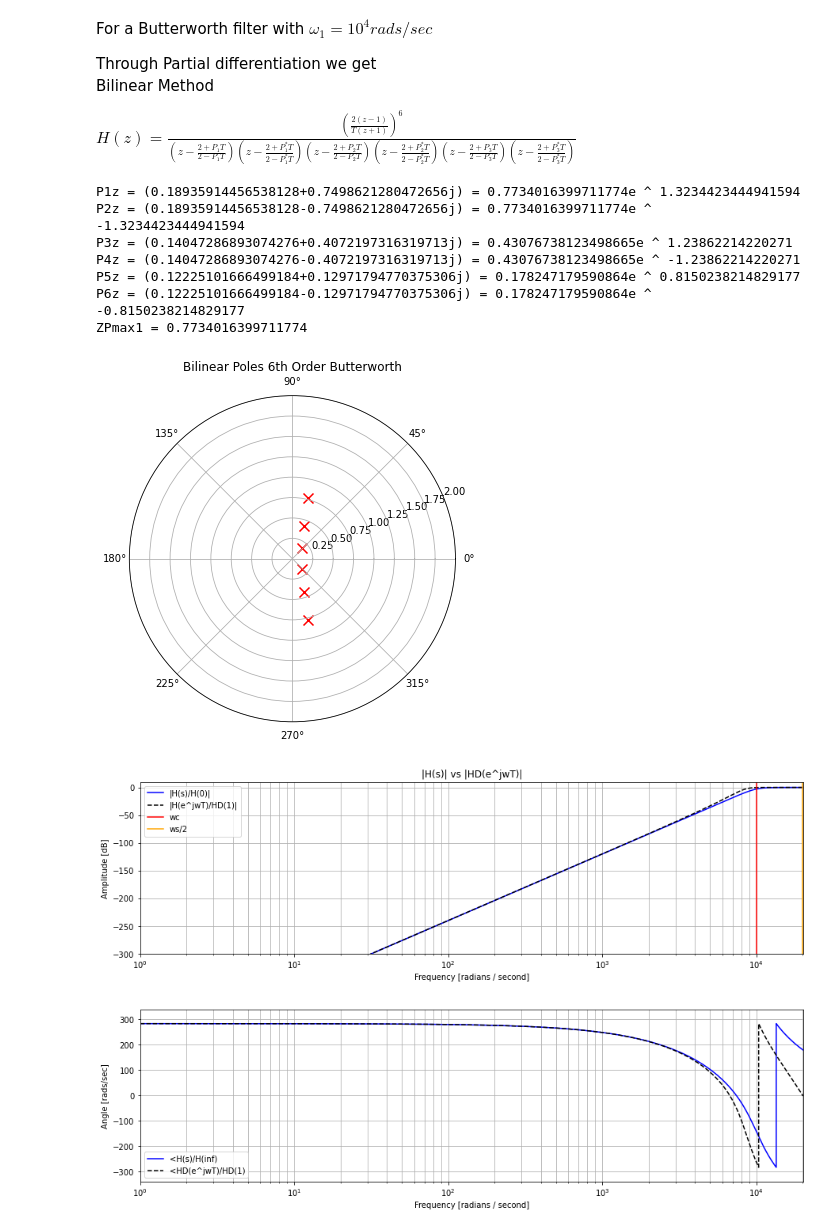
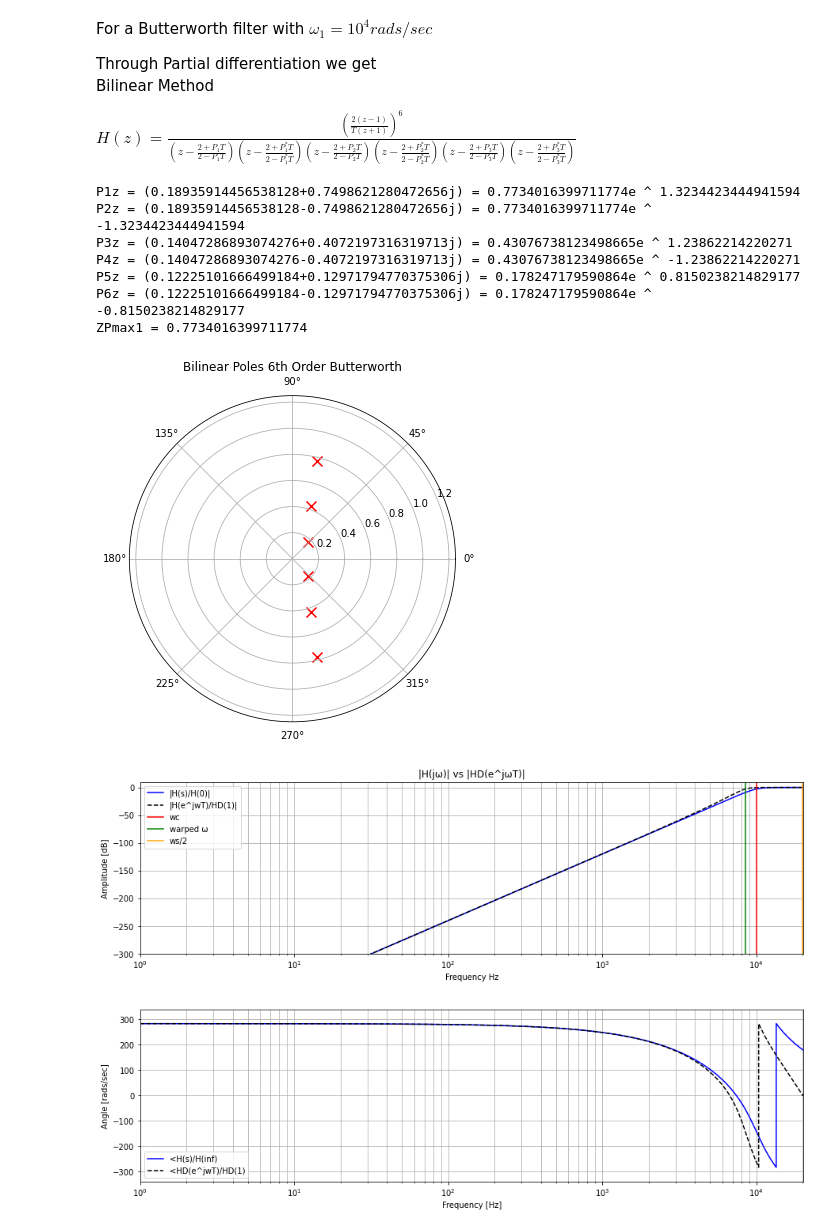
Before and after one commit to nico7/DSP-Projects, a Jupyter notebook: IIR Design - Project 2.ipynb, the cells around one changed output. Saved outputs shown, nothing was run; the diff lists cells and outputs as text; code cells hidden in the pictures.

```diff
--- a/IIR Design - Project 2.ipynb
+++ b/IIR Design - Project 2.ipynb
@@ -7,10 +7,10 @@ import matplotlib.pyplot as plt
 
 import numpy as np
 # %%
-f1 = 2_000
+f1 = 4_000
 w1 = 2 * np.pi * f1
-
-fs = 10_000
+print(f'w3db = {w1}')
+fs = 40_000
 ws = 2 * np.pi * fs
 
 Ts = 1/fs
@@ -30,7 +30,7 @@ plt.semilogx(w,  20 * np.log10(abs(h)))
 
 plt.title('Chebyshev Type I frequency response (rp=5)')
 
-plt.xlabel('Frequency [radians / second]')
+plt.xlabel('Frequency [rads/sec]')
 
 plt.ylabel('Amplitude [dB]')
 
@@ -325,6 +315,8 @@ Bilinear Method
 <div></div>
 $ H(z)=  \frac{ \left( \frac{2 (z - 1)}{T (z + 1)} \right)^6}{\left( z- \frac{2+P_1T}{2-P_1T} \right) \left(z- \frac{2+P_1^*T}{2-P_1^*T}\right) \left(z- \frac{2+P_2T}{2-P_2T} \right) \left(z- \frac{2+P_2^*T}{2-P_2^*T} \right) \left(z- \frac{2+P_3T}{2-P_3T} \right) \left(z- \frac{2+P_3^*T}{2-P_3^*T}\right)} $
 # %%
+poles = np.roots(a)
+
 z_bi_poles = (2 + (poles * Ts))/(2 - (poles * Ts))
 
 z = np.e ** (w * complex(0, 1) * Ts)
@@ -336,10 +328,8 @@ numerator = (bilin ** 6)
 Hz_b = (bilin - poles[0]) * (bilin - poles[1]) * (bilin - poles[2]) * (bilin - poles[3]) * (bilin - poles[4]) * (bilin - poles[5])
 Hz_b = numerator / Hz_b
 
-other_bilin = (2*(zs - 1))/(Ts * (zs + 1))
-other_num = (other_bilin) ** 6
 
-Hz_epit = other_num/(other_bilin - poles[0]) * (other_bilin - poles[1]) * (other_bilin - poles[2]) * (other_bilin - poles[3]) * (other_bilin - poles[4]) * (other_bilin - poles[5])
+
 
 
 for i in range(len(z_bi_poles)):
@@ -352,42 +342,44 @@ print(f'ZPmax1 = {max(np.abs(z_bi_poles))}')
 fig = plt.figure(figsize = (10, 6))
 ax = fig.add_subplot(projection='polar')
 ax.set_title("Bilinear Poles 6th Order Butterworth")
-ax.set_ylim([0,2])
+ax.set_ylim([0,1.25])
 c = ax.scatter(np.angle(z_bi_poles), np.abs(z_bi_poles), s=100, c='red', marker='x')
 plt.show()
 
 plt.figure().set_figwidth(15)
 plt.margins(0, 0.1)
 plt.semilogx(w[:nn],  20 * np.log10(np.abs(h[:nn]/h[nn])), '-', c='blue', label = '|H(s)/H(0)|')
 plt.semilogx(w[:nn], 20 * np.log10(np.abs(Hz_b[:nn])), '--', c='black', label = '|H(e^jwT)/HD(1)|')
 plt.ylim(-300,10)
-plt.title('|H(s)| vs |HD(e^jwT)|')
-plt.xlabel('Frequency [radians / second]')
+plt.title('|H(jω)| vs |HD(e^jωT)|')
+plt.xlabel('Frequency Hz')
 plt.ylabel('Amplitude [dB]')
 plt.grid(which='both', axis='both')
 plt.axvline(w1, color='red', label='wc') # cutoff frequency
+plt.axvline(8_477, color='green', label='warped ω')
 plt.axvline(ws/2, color='orange', label = 'ws/2') # cutoff frequency
 plt.legend()
 plt.show()
 
 
+
 plt.figure().set_figwidth(15)
 plt.margins(0, 0.1)
 plt.ylabel('Angle [rads/sec]')
-plt.xlabel('Frequency [radians / second]')
+plt.xlabel('Frequency [Hz]')
 plt.semilogx(w[:nn], 90 * np.angle(h[:nn]), '-', c='blue', label = '<H(s)/H(inf)')
 plt.semilogx(w[:nn], 90 * np.angle(Hz_b[:nn]), '--', c='black', label = '<HD(e^jwT)/HD(1)')
 plt.grid(which='both', axis='both')
 plt.legend()
 plt.show()
 # %% [output]
 P1z = (0.18935914456538128+0.7498621280472656j) = 0.7734016399711774e ^ 1.3234423444941594
 P2z = (0.18935914456538128-0.7498621280472656j) = 0.7734016399711774e ^ -1.3234423444941594
 P3z = (0.14047286893074276+0.4072197316319713j) = 0.43076738123498665e ^ 1.23862214220271
 P4z = (0.14047286893074276-0.4072197316319713j) = 0.43076738123498665e ^ -1.23862214220271
 P5z = (0.12225101666499184+0.12971794770375306j) = 0.178247179590864e ^ 0.8150238214829177
 P6z = (0.12225101666499184-0.12971794770375306j) = 0.178247179590864e ^ -0.8150238214829177
 ZPmax1 = 0.7734016399711774
-[figure, old version]
+[figure, new version]
-[figure, old version]
+[figure, new version]
-[figure, old version]
+[figure, new version]
```
Also changed, not shown: parts of 11 cells of this notebook.
